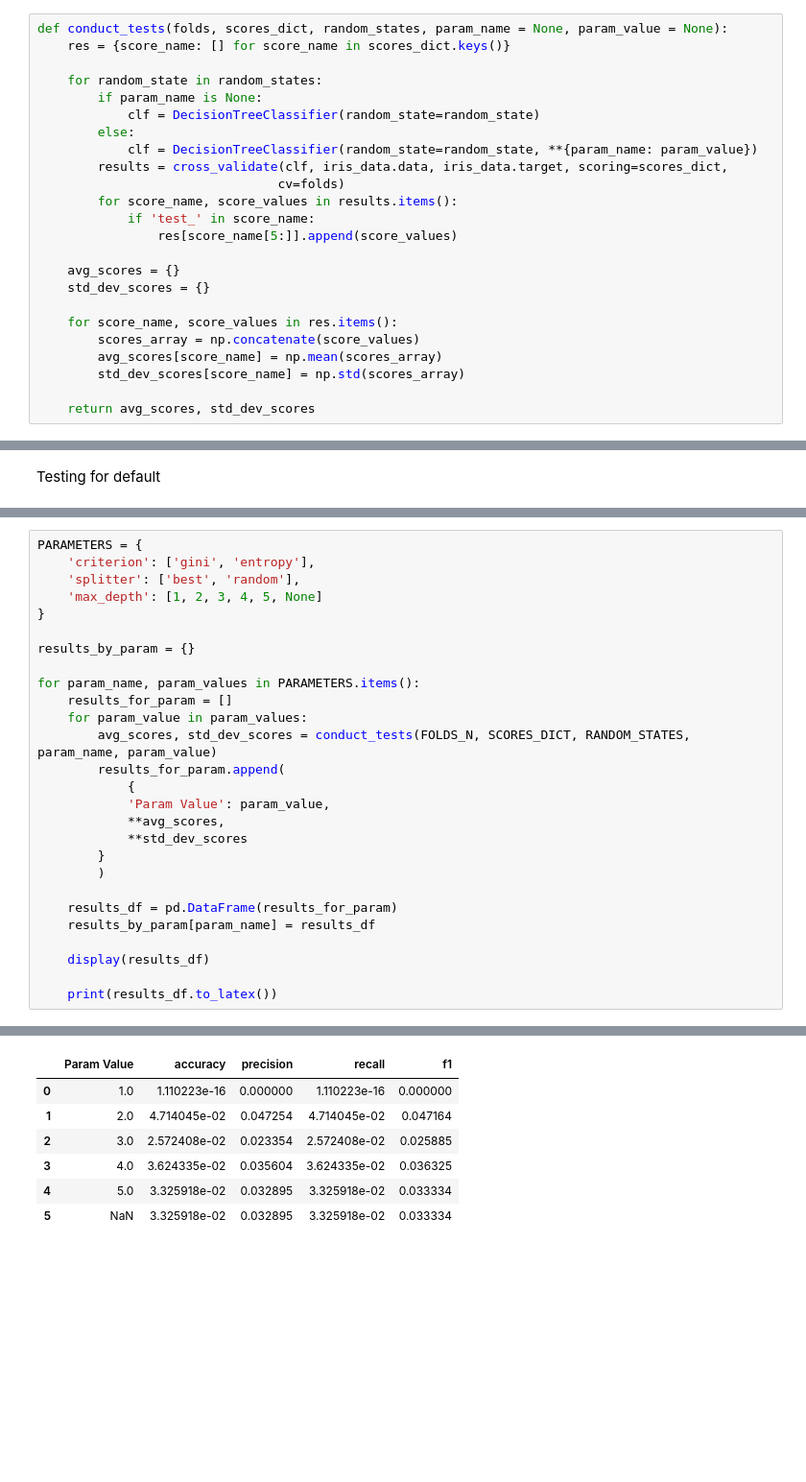
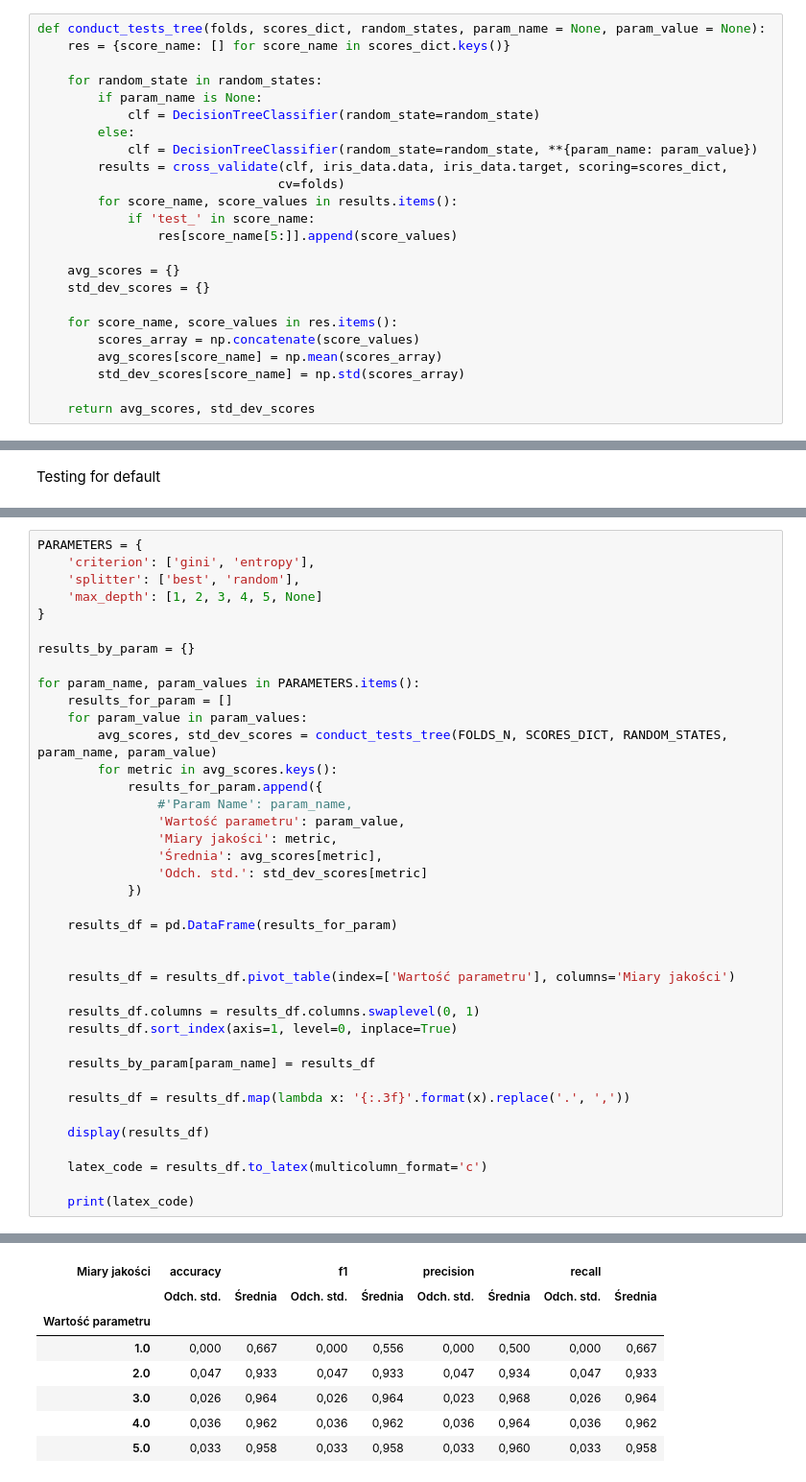
Before and after one commit to kubamarchut/wsi, a Jupyter notebook: ex-4/main.ipynb, the cells around one changed output, grey strips where cells are left out. Shown at 96% size. Saved outputs shown, nothing was run; the diff lists cells and outputs as text; blank space fills up the shorter version.

```diff
--- a/ex-4/main.ipynb
+++ b/ex-4/main.ipynb
@@ -50,7 +50,7 @@ cross_val_score(clf, iris_data.data, iris_data.target, cv=10)
 array([1.        , 0.93333333, 1.        , 0.93333333, 0.93333333,
        0.86666667, 0.93333333, 1.        , 1.        , 1.        ])
 # %%
-def conduct_tests(folds, scores_dict, random_states, param_name = None, param_value = None):
+def conduct_tests_tree(folds, scores_dict, random_states, param_name = None, param_value = None):
     res = {score_name: [] for score_name in scores_dict.keys()}
 
     for random_state in random_states:
@@ -100,19 +109,31 @@ results_by_param = {}
 for param_name, param_values in PARAMETERS.items():
     results_for_param = []
     for param_value in param_values:
-        avg_scores, std_dev_scores = conduct_tests(FOLDS_N, SCORES_DICT, RANDOM_STATES, param_name, param_value)
-        results_for_param.append(
-            {
-            'Param Value': param_value,
-            **avg_scores,
-            **std_dev_scores
-        }
-        )
+        avg_scores, std_dev_scores = conduct_tests_tree(FOLDS_N, SCORES_DICT, RANDOM_STATES, param_name, param_value)
+        for metric in avg_scores.keys():
+            results_for_param.append({
+                #'Param Name': param_name,
+                'Wartość parametru': param_value,
+                'Miary jakości': metric,
+                'Średnia': avg_scores[metric],
+                'Odch. std.': std_dev_scores[metric]
+            })
 
     results_df = pd.DataFrame(results_for_param)
+
+
+    results_df = results_df.pivot_table(index=['Wartość parametru'], columns='Miary jakości')
+
+    results_df.columns = results_df.columns.swaplevel(0, 1)
+    results_df.sort_index(axis=1, level=0, inplace=True)
+
     results_by_param[param_name] = results_df
+
+    results_df = results_df.map(lambda x: '{:.3f}'.format(x).replace('.', ','))
 
     display(results_df)
 
-    print(results_df.to_latex())
+    latex_code = results_df.to_latex(multicolumn_format='c')
+
+    print(latex_code)
 # %% [output]
@@ -139,9 +168,10 @@ for param_name, param_values in PARAMETERS.items():
 \bottomrule
 \end{tabular}
-|  | Param Value | accuracy | precision | recall | f1 |
-| 0 | 1.0 | 1.110223e-16 | 0.000000 | 1.110223e-16 | 0.000000 |
-| 1 | 2.0 | 4.714045e-02 | 0.047254 | 4.714045e-02 | 0.047164 |
-| 2 | 3.0 | 2.572408e-02 | 0.023354 | 2.572408e-02 | 0.025885 |
-| 3 | 4.0 | 3.624335e-02 | 0.035604 | 3.624335e-02 | 0.036325 |
-| 4 | 5.0 | 3.325918e-02 | 0.032895 | 3.325918e-02 | 0.033334 |
-| 5 | NaN | 3.325918e-02 | 0.032895 | 3.325918e-02 | 0.033334 |
+| Miary jakości | accuracy |  | f1 |  | precision |  | recall |  |
+|  | Odch. std. | Średnia | Odch. std. | Średnia | Odch. std. | Średnia | Odch. std. | Średnia |
+| Wartość parametru |  |  |  |  |  |  |  |  |
+| 1.0 | 0,000 | 0,667 | 0,000 | 0,556 | 0,000 | 0,500 | 0,000 | 0,667 |
+| 2.0 | 0,047 | 0,933 | 0,047 | 0,933 | 0,047 | 0,934 | 0,047 | 0,933 |
+| 3.0 | 0,026 | 0,964 | 0,026 | 0,964 | 0,023 | 0,968 | 0,026 | 0,964 |
+| 4.0 | 0,036 | 0,962 | 0,036 | 0,962 | 0,036 | 0,964 | 0,036 | 0,962 |
+| 5.0 | 0,033 | 0,958 | 0,033 | 0,958 | 0,033 | 0,960 | 0,033 | 0,958 |
```
Also changed, not shown: parts of 7 cells of this notebook.
